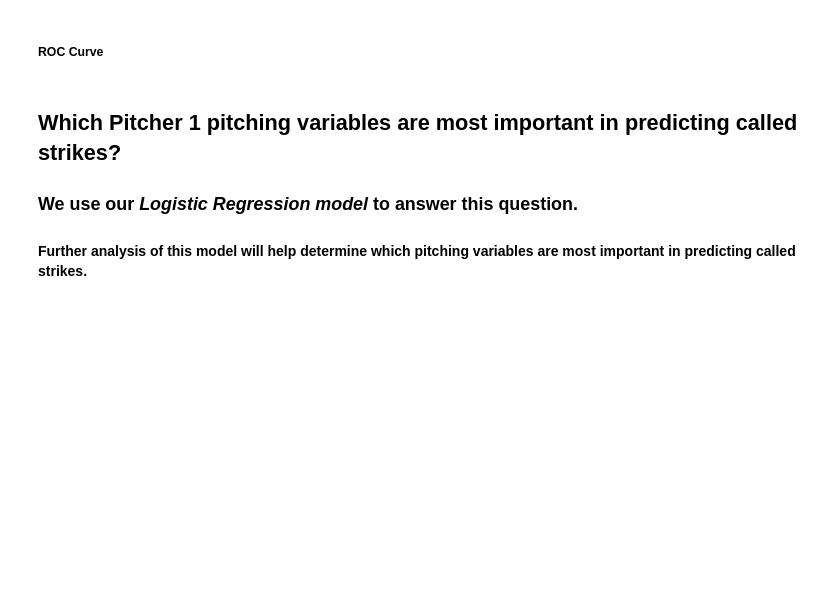
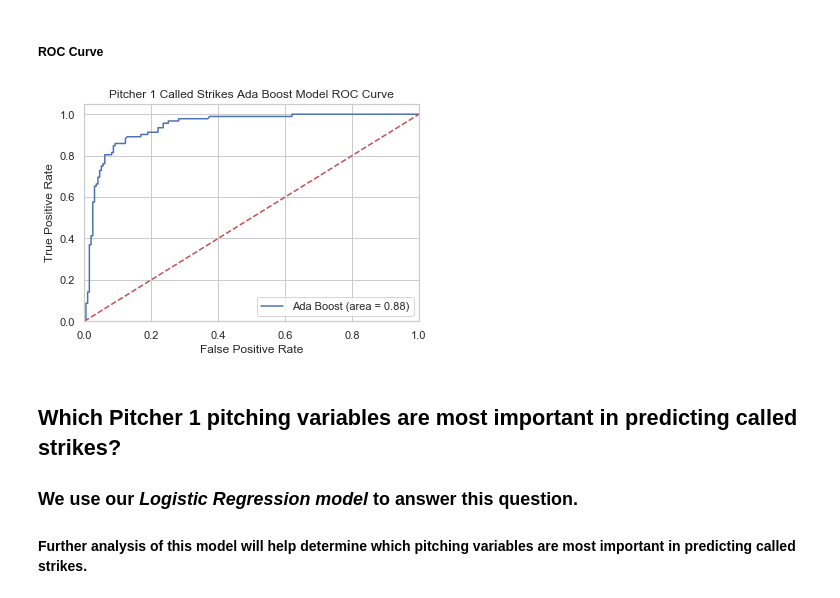
Before and after one commit to michaelpallante/mlb_pitcher_analysis, a Jupyter notebook: notebooks/modeling/mlb_pitcher_analysis_modeling.ipynb, the cells around one changed output. Saved outputs shown, nothing was run; the diff lists cells and outputs as text; code cells hidden in the pictures; blank space fills up the shorter version.

Commit message:
updated modeling notebook

```diff
--- a/notebooks/modeling/mlb_pitcher_analysis_modeling.ipynb
+++ b/notebooks/modeling/mlb_pitcher_analysis_modeling.ipynb
@@ -111,11 +225,11 @@ for classifier in classifiers:
 
 ##### Model Implementation
 # %%
-# re-run our Pitcher 1 Called Strike NuSVC model for further review of model performance
+# re-run our Pitcher 1 Called Strike Ada Boost model for further review of model performance
 
-classifier_nusvc = [NuSVC(probability=True)]
+classifier_adaboost = [AdaBoostClassifier()]
 
-for classifier in classifier_nusvc:
+for classifier in classifier_adaboost:
     pipe = Pipeline([
                      ('ss', StandardScaler()),
                      ('classifier', classifier)])
@@ -140,23 +262,25 @@ The above confusion matrix results are telling us that our of 620 total predicti
 # %% [markdown]
 ##### ROC Curve
 # %%
-# ROC Curve
+# ROC Curve for our Pitcher 1 Called Strike Ada Boost model for further review of model performance
 
-# nusvc_model = LogisticRegression()
-# nusvc_model.fit(x_train_ds, y_train_ds)
+adaboost_model = AdaBoostClassifier()
+adaboost_model.fit(x_train_pitcher1, y_train_pitcher1)
 
-# nusvc_roc_auc = roc_auc_score(y_test_ds, nusvc_model.predict(x_test_ds))
-# fpr, tpr, thresholds = roc_curve(y_test_ds, nusvc_model.predict_proba(x_test_ds)[:,1])
-# plt.figure()
-# plt.plot(fpr, tpr, label='NuSVC (area = %0.2f)' % logit_roc_auc)
-# plt.plot([0, 1], [0, 1],'r--')
-# plt.xlim([0.0, 1.0])
-# plt.ylim([0.0, 1.05])
-# plt.xlabel('False Positive Rate')
-# plt.ylabel('True Positive Rate')
-# plt.title('Draft Status ROC Curve')
-# plt.legend(loc="lower right")
-# plt.show()
+adaboost_roc_auc = roc_auc_score(y_test_pitcher1, adaboost_model.predict(x_test_pitcher1))
+fpr, tpr, thresholds = roc_curve(y_test_pitcher1, adaboost_model.predict_proba(x_test_pitcher1)[:,1])
+plt.figure()
+plt.plot(fpr, tpr, label='Ada Boost (area = %0.2f)' % adaboost_roc_auc)
+plt.plot([0, 1], [0, 1],'r--')
+plt.xlim([0.0, 1.0])
+plt.ylim([0.0, 1.05])
+plt.xlabel('False Positive Rate')
+plt.ylabel('True Positive Rate')
+plt.title('Pitcher 1 Called Strikes Ada Boost Model ROC Curve')
+plt.legend(loc="lower right")
+plt.show()
+# %% [output]
+[figure, added]
 # %% [markdown]
 ## Which Pitcher 1 pitching variables are most important in predicting called strikes?
 
```
Also changed, not shown: parts of 19 cells of this notebook, 3 other files.
